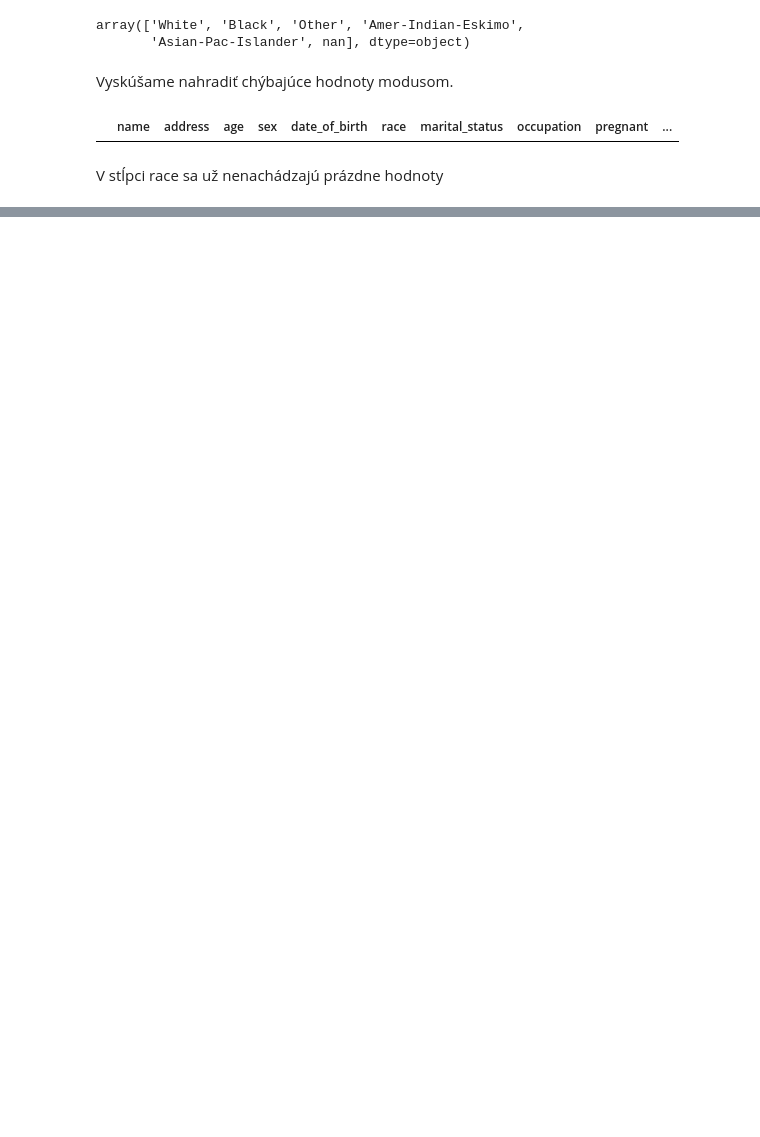
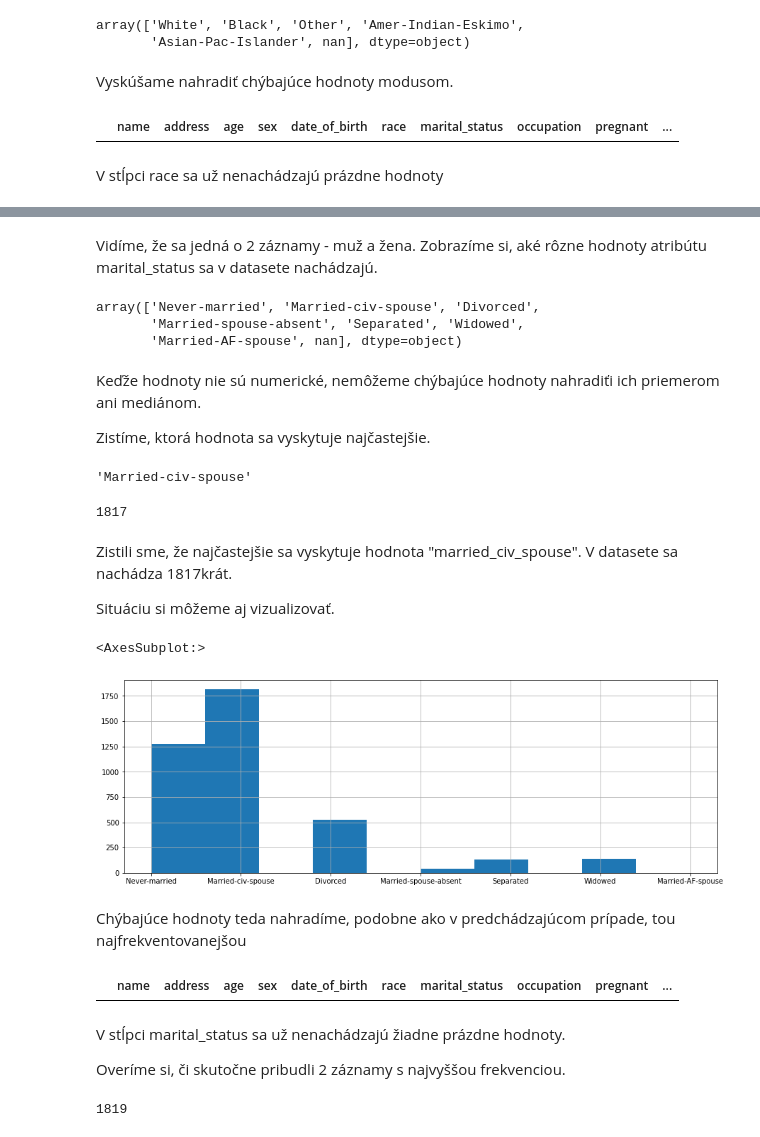
Before and after one commit to martinbudinsky3/diabetes-prediction, a Jupyter notebook: Budinsky_Balekova_Predspracovanie.ipynb, the cells around one changed output, grey strips where cells are left out. Cells and saved outputs as stored; diff of their text form; code cells hidden in the pictures; blank space fills up the shorter version.

Commit message:
Chybajuce hodnoty

```diff
--- a/Budinsky_Balekova_Predspracovanie.ipynb
+++ b/Budinsky_Balekova_Predspracovanie.ipynb
@@ -491,0 +502,31 @@ V stĺpci race sa už nenachádzajú prázdne hodnoty
+# %% [markdown]
+Vidíme, že sa jedná o 2 záznamy - muž a žena. Zobrazíme si, aké rôzne hodnoty atribútu marital_status sa v datasete nachádzajú.
+# %%
+train_data['marital_status'].unique()
+# %% [output]
+array(['Never-married', 'Married-civ-spouse', 'Divorced',
+       'Married-spouse-absent', 'Separated', 'Widowed',
+       'Married-AF-spouse', nan], dtype=object)
+# %% [markdown]
+Keďže hodnoty nie sú numerické, nemôžeme chýbajúce hodnoty nahradiťi ich priemerom ani mediánom.
+
+Zistíme, ktorá hodnota sa vyskytuje najčastejšie.
+# %%
+train_data['marital_status'].value_counts().idxmax()
+# %% [output]
+'Married-civ-spouse'
+# %%
+train_data['marital_status'].value_counts().max()
+# %% [output]
+1817
+# %% [markdown]
+Zistili sme, že najčastejšie sa vyskytuje hodnota "married_civ_spouse". V datasete sa nachádza 1817krát.
+
+Situáciu si môžeme aj vizualizovať.
+# %%
+train_data['marital_status'].hist(figsize = (15,5))
+# %% [output]
+<AxesSubplot:>
+[figure, added]
+# %% [markdown]
+Chýbajúce hodnoty teda nahradíme, podobne ako v predchádzajúcom prípade, tou najfrekventovanejšou
@@ -491,0 +537,12 @@ V stĺpci race sa už nenachádzajú prázdne hodnoty
+# %%
+train_data[train_data['marital_status'].isnull()]
+# %% [output]
+|  | name | address | age | sex | date_of_birth | race | marital_status | occupation | pregnant | ... |
+# %% [markdown]
+V stĺpci marital_status sa už nenachádzajú žiadne prázdne hodnoty.
+
+Overíme si, či skutočne pribudli 2 záznamy s najvyššou frekvenciou.
+# %%
+train_data['marital_status'].value_counts().max()
+# %% [output]
+1819
```
Also changed, not shown: parts of 65 cells of this notebook, 1 other file.
